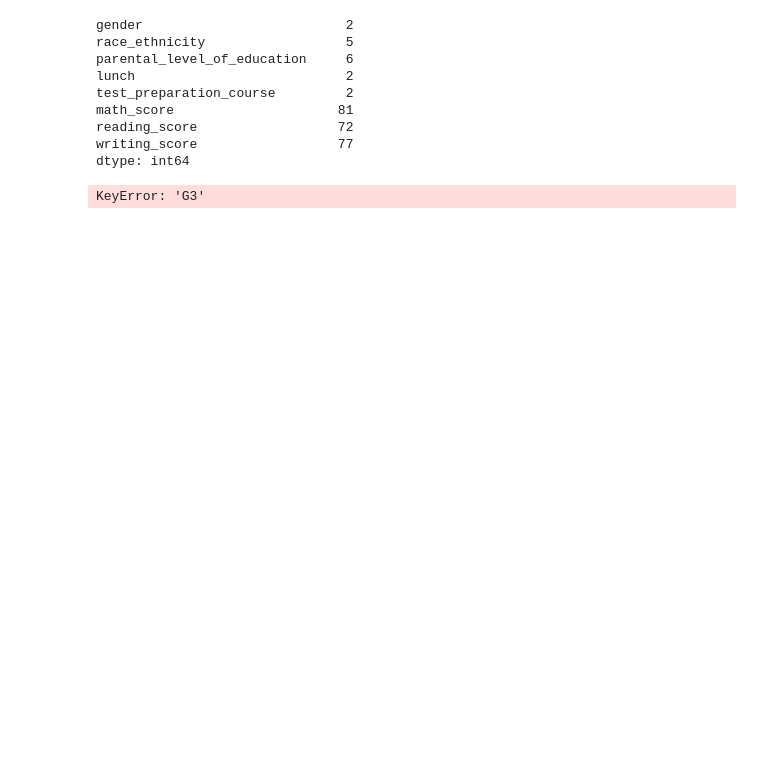
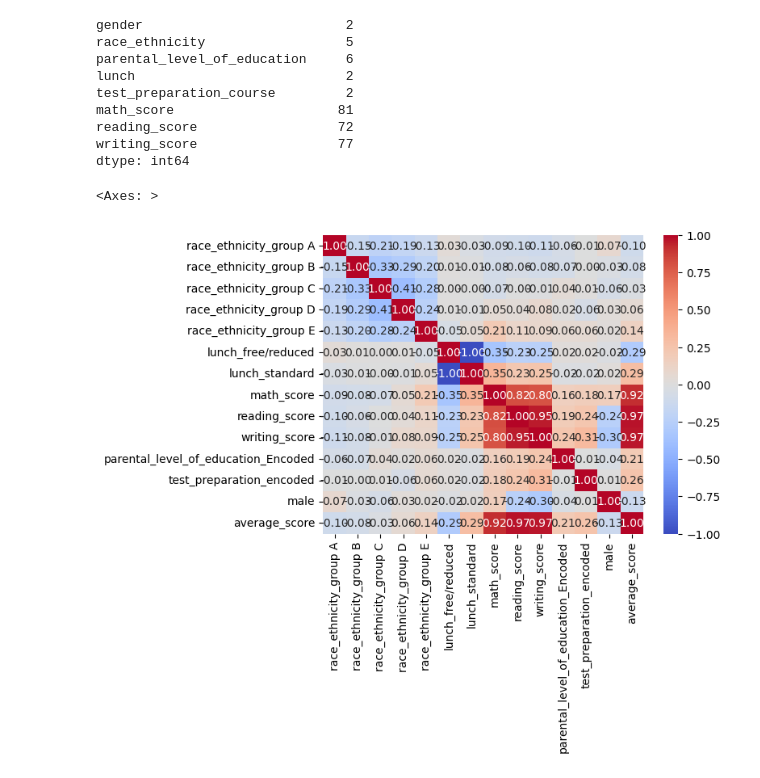
Before and after one commit to mickiem123/mlproject, a Jupyter notebook: notebook/EDA.ipynb, the cells around one changed output. Drawn from its saved outputs; the diff is of its cells as text; code cells hidden in the pictures; blank space fills up the shorter version.

```diff
--- a/notebook/EDA.ipynb
+++ b/notebook/EDA.ipynb
@@ -19,0 +31,13 @@ student.head()
+# %%
+# Define the correct order
+education_order = ['some high school', 'high school', 'some college',
+                   'associate\'s degree', 'bachelor\'s degree', 'master\'s degree']
+
+# Create a mapping to integers (0 to 5)
+label_mapping = {level: i for i, level in enumerate(education_order)}
+
+# Apply the mapping
+student['parental_level_of_education_Encoded'] = student['parental_level_of_education'].map(label_mapping)
+
+print("\nEncoded Data with Custom Order:")
+student.head()
@@ -20,3 +52,5 @@ student.head()
 # %%
-student.describe()
+student["test_preparation_encoded"]=student.test_preparation_course.map(lambda x: 0 if x == 'none' else 1)
+student["male"] = student.gender.map(lambda x: 1 if x == 'male' else 0)
+student.head()
 # %% [output]
@@ -41,7 +72,21 @@ math_score                     81
 reading_score                  72
 writing_score                  77
 dtype: int64
+# %%
+from sklearn.preprocessing import OneHotEncoder
+encoder = OneHotEncoder(sparse_output=False)
+encoded_data = encoder.fit_transform(student.loc[:,['race_ethnicity','lunch']])
+
+# Convert to DataFrame
+encoded_df = pd.DataFrame(encoded_data, columns=encoder.get_feature_names_out())
+
+# Combine with remaining columns
+remaining_data = student.iloc[:, 5:]
+final_df = pd.concat([encoded_df, remaining_data.reset_index(drop=True)], axis=1)
+final_df["average_score"] = final_df.loc[:,['math_score','reading_score','writing_score']].mean(axis=1)
 # %%
-sns.kdeplot(student['G3'], bins=20, color='blue', alpha=0.5)
+corr_matrix = final_df.corr()
+sns.heatmap(corr_matrix,cmap="coolwarm",annot=True,fmt=".2f")
 # %% [output]
-KeyError: 'G3'
+<Axes: >
+[figure, added]
```
Also changed, not shown: parts of 3 cells of this notebook, 7 other files.
